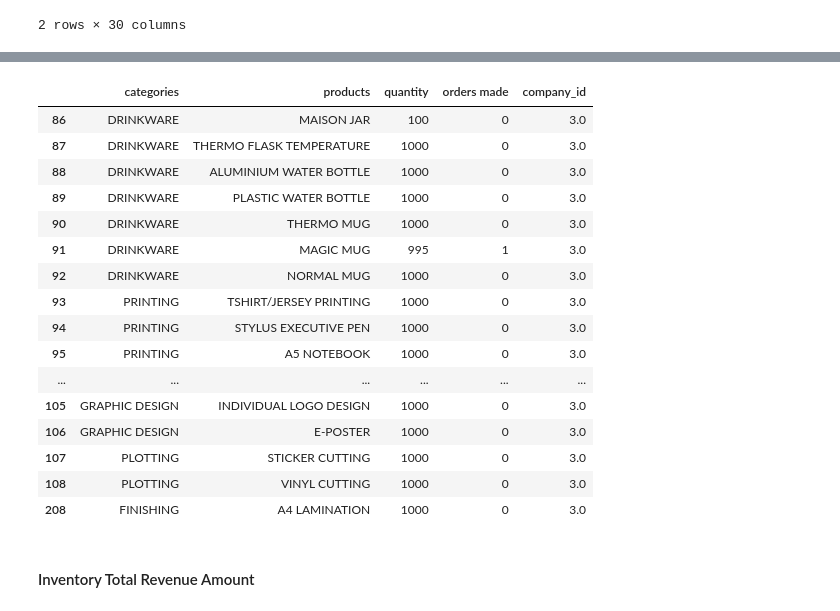
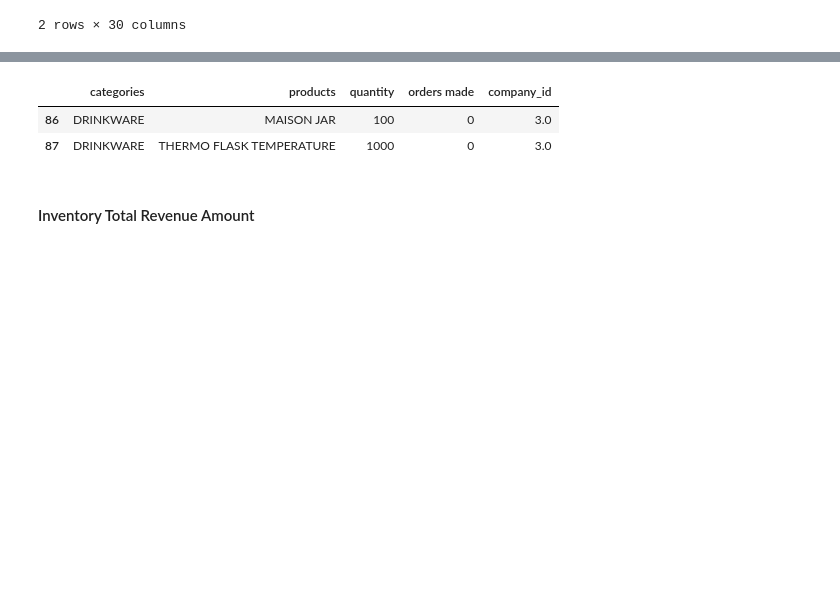
Before and after one commit to nichmomanyi/dukapaq_dataplay, a Jupyter notebook: active_dukas.ipynb, the cells around one changed output, grey strips where cells are left out. Drawn from its saved outputs; the diff is of its cells as text; code cells hidden in the pictures; blank space fills up the shorter version.

```diff
--- a/active_dukas.ipynb
+++ b/active_dukas.ipynb
@@ -236,28 +237,15 @@ inventory_amount_renamed
 # %%
 #Deneric revenue
 company_inventory_amount=inventory_amount_renamed.query('company_id==3')
 company_inventory_amount[['categories','products','quantity','orders made','company_id']]
+company_inventory_amount.headd(2)
 
 
 #deneric_inventory_amount.to_excel('deneric_inventory.xlsx', index=False)
 # %% [output]
 |  | categories | products | quantity | orders made | company_id |
 | 86 | DRINKWARE | MAISON JAR | 100 | 0 | 3.0 |
 | 87 | DRINKWARE | THERMO FLASK TEMPERATURE | 1000 | 0 | 3.0 |
-| 88 | DRINKWARE | ALUMINIUM WATER BOTTLE | 1000 | 0 | 3.0 |
-| 89 | DRINKWARE | PLASTIC WATER BOTTLE | 1000 | 0 | 3.0 |
-| 90 | DRINKWARE | THERMO MUG | 1000 | 0 | 3.0 |
-| 91 | DRINKWARE | MAGIC MUG | 995 | 1 | 3.0 |
-| 92 | DRINKWARE | NORMAL MUG | 1000 | 0 | 3.0 |
-| 93 | PRINTING | TSHIRT/JERSEY PRINTING | 1000 | 0 | 3.0 |
-| 94 | PRINTING | STYLUS EXECUTIVE PEN | 1000 | 0 | 3.0 |
-| 95 | PRINTING | A5 NOTEBOOK | 1000 | 0 | 3.0 |
-| ... | ... | ... | ... | ... | ... |
-| 105 | GRAPHIC DESIGN | INDIVIDUAL LOGO DESIGN | 1000 | 0 | 3.0 |
-| 106 | GRAPHIC DESIGN | E-POSTER | 1000 | 0 | 3.0 |
-| 107 | PLOTTING | STICKER CUTTING | 1000 | 0 | 3.0 |
-| 108 | PLOTTING | VINYL CUTTING | 1000 | 0 | 3.0 |
-| 208 | FINISHING | A4 LAMINATION | 1000 | 0 | 3.0 |
 # %% [markdown]
 #### Inventory Total Revenue Amount
 # %%
```
Also changed, not shown: parts of 11 cells of this notebook, 3 other files.
